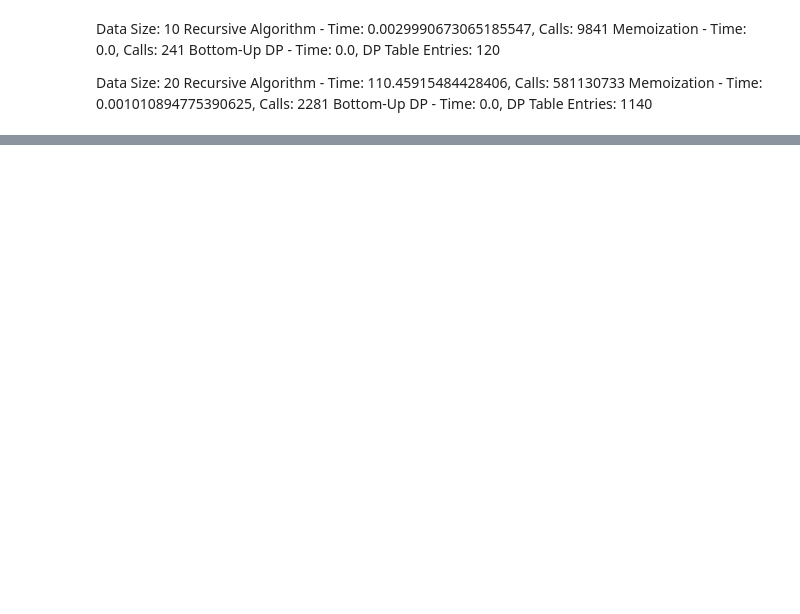
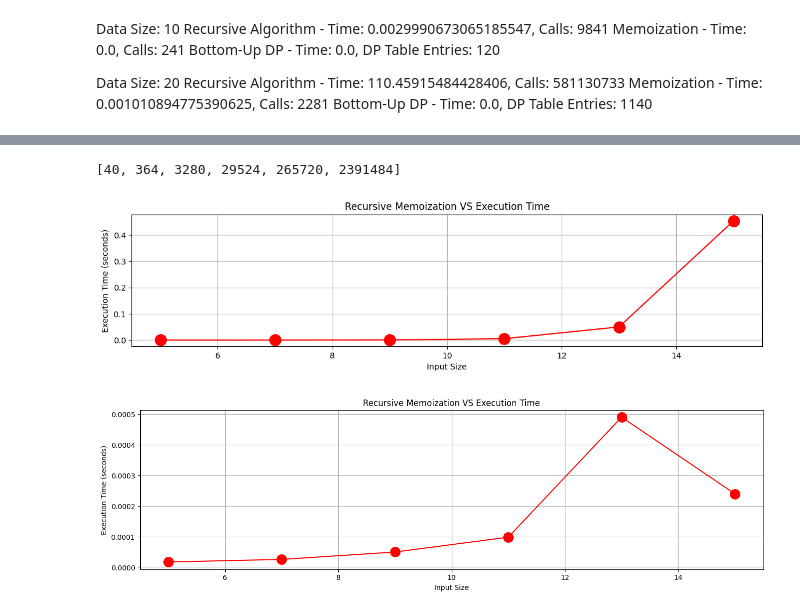
Before and after one commit to Sajithrajan03/DataStructures-and-Algorithms, a Jupyter notebook: Dynamic_Programing/ss/matrix_mul.ipynb, the cells around one changed output, grey strips where cells are left out. Drawn from its saved outputs; the diff is of its cells as text; code cells hidden in the pictures; blank space fills up the shorter version.

```diff
--- a/Dynamic_Programing/ss/matrix_mul.ipynb
+++ b/Dynamic_Programing/ss/matrix_mul.ipynb
@@ -170,3 +179,0 @@ for i in range(5):
-# %%
-for i in range(6):
-    execution_times_recursive[i]= 2**execution_times_recursive[i]
@@ -176 +228,26 @@ for i in range(5):
+# %%
+total_dp_recursive
+# %% [output]
+[40, 364, 3280, 29524, 265720, 2391484]
+# %%
+plt.figure(figsize=(14,10))
+plt.subplot(3, 1, 1)
+plt.plot(data_sizes,execution_times_recursive, marker='o',color='r',markersize=14)
+plt.xlabel('Input Size')
+plt.ylabel('Execution Time (seconds)')
+plt.title('Recursive Memoization VS Execution Time')
+plt.grid(True)
+plt.show()
+
+plt.figure(figsize=(16,14))
+plt.subplot(3, 1, 2)
+plt.plot(data_sizes,  execution_times_memoization, marker='o',color='r',markersize=14)
+plt.xlabel('Input Size')
+plt.ylabel('Execution Time (seconds)')
+plt.title('Recursive Memoization VS Execution Time')
+plt.grid(True)
+plt.show()
+# %% [output]
+[figure, added]
+[figure, added]
 # %%
```
Also changed, not shown: parts of 26 cells of this notebook, 5 other files.
